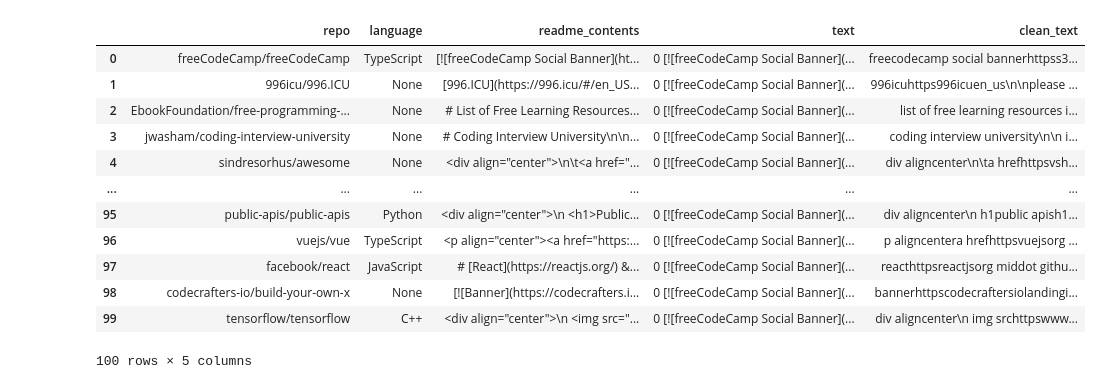
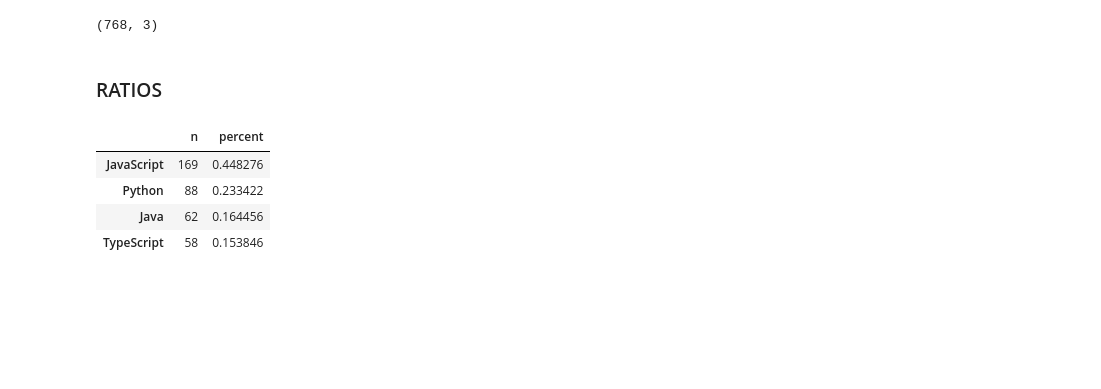
Before and after one commit to NLP-Project-Burton-Yuvia-Yvette/NLP-Project, a Jupyter notebook: webscraping.ipynb, the cells around one changed output. Cells and saved outputs as stored; diff of their text form; code cells hidden in the pictures; blank space fills up the shorter version.

```diff
--- a/webscraping.ipynb
+++ b/webscraping.ipynb
@@ -211,3 +191,0 @@ df[['readme_contents']].to_csv('rmtext.csv')
-# %%
-df['text'] = df.readme_contents.to_string()
-df
@@ -228,3 +192,11 @@ df
+# %%
+df.shape
+# %% [output]
+(768, 3)
+# %%
+df = df[(df.language == 'Java') | (df.language=='JavaScript') | (df.language=='Python') | (df.language=='TypeScript')]
+# %%
+df.reset_index(drop = True, inplace= True)
 # %%
 def basic_clean(string):
     '''
@@ -242,20 +214,17 @@ def basic_clean(string):
 # %%
 #inshort_df[‘clean_text’] = inshort_df.content.apply(clean).apply(' ’.join)
 # %%
-df['clean_text']= df.readme_contents.apply(basic_clean)
+df['clean_text']= df.readme_contents.apply(p.basic_clean)
+# %% [markdown]
+### RATIOS
 # %%
-df
+labels = pd.concat([df.language.value_counts(),
+                    df.language.value_counts(normalize=True)], axis=1)
+labels.columns = ['n', 'percent']
+labels
 # %% [output]
-|  | repo | language | readme_contents | text | clean_text |
-| 0 | freeCodeCamp/freeCodeCamp | TypeScript | [![freeCodeCamp Social Banner](ht... | 0 [![freeCodeCamp Social Banner](... | freecodecamp social bannerhttpss3... |
-| 1 | 996icu/996.ICU | None | [996.ICU](https://996.icu/#/en_US... | 0 [![freeCodeCamp Social Banner](... | 996icuhttps996icuen_us\n\nplease ... |
-| 2 | EbookFoundation/free-programming-... | None | # List of Free Learning Resources... | 0 [![freeCodeCamp Social Banner](... | list of free learning resources i... |
-| 3 | jwasham/coding-interview-university | None | # Coding Interview University\n\n... | 0 [![freeCodeCamp Social Banner](... | coding interview university\n\n i... |
-| 4 | sindresorhus/awesome | None | <div align="center">\n\t<a href="... | 0 [![freeCodeCamp Social Banner](... | div aligncenter\n\ta hrefhttpsvsh... |
-| ... | ... | ... | ... | ... | ... |
-| 95 | public-apis/public-apis | Python | <div align="center">\n <h1>Public... | 0 [![freeCodeCamp Social Banner](... | div aligncenter\n h1public apish1... |
-| 96 | vuejs/vue | TypeScript | <p align="center"><a href="https:... | 0 [![freeCodeCamp Social Banner](... | p aligncentera hrefhttpsvuejsorg ... |
-| 97 | facebook/react | JavaScript | # [React](https://reactjs.org/) &... | 0 [![freeCodeCamp Social Banner](... | reacthttpsreactjsorg middot githu... |
-| 98 | codecrafters-io/build-your-own-x | None | [![Banner](https://codecrafters.i... | 0 [![freeCodeCamp Social Banner](... | bannerhttpscodecraftersiolandingi... |
-| 99 | tensorflow/tensorflow | C++ | <div align="center">\n <img src="... | 0 [![freeCodeCamp Social Banner](... | div aligncenter\n img srchttpswww... |
+|  | n | percent |
+| JavaScript | 169 | 0.448276 |
+| Python | 88 | 0.233422 |
+| Java | 62 | 0.164456 |
+| TypeScript | 58 | 0.153846 |
-100 rows × 5 columns
```
Also changed, not shown: parts of 27 cells of this notebook.
